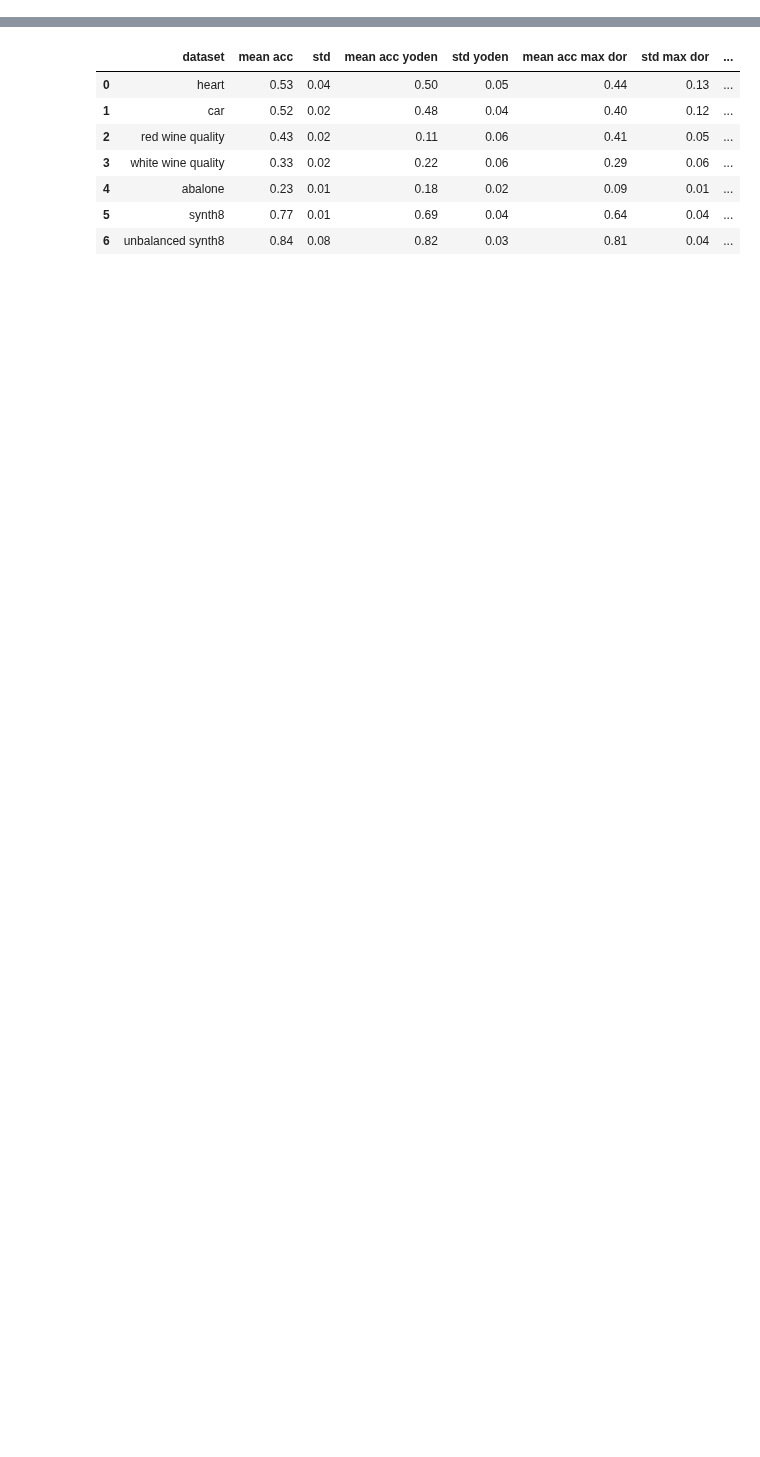
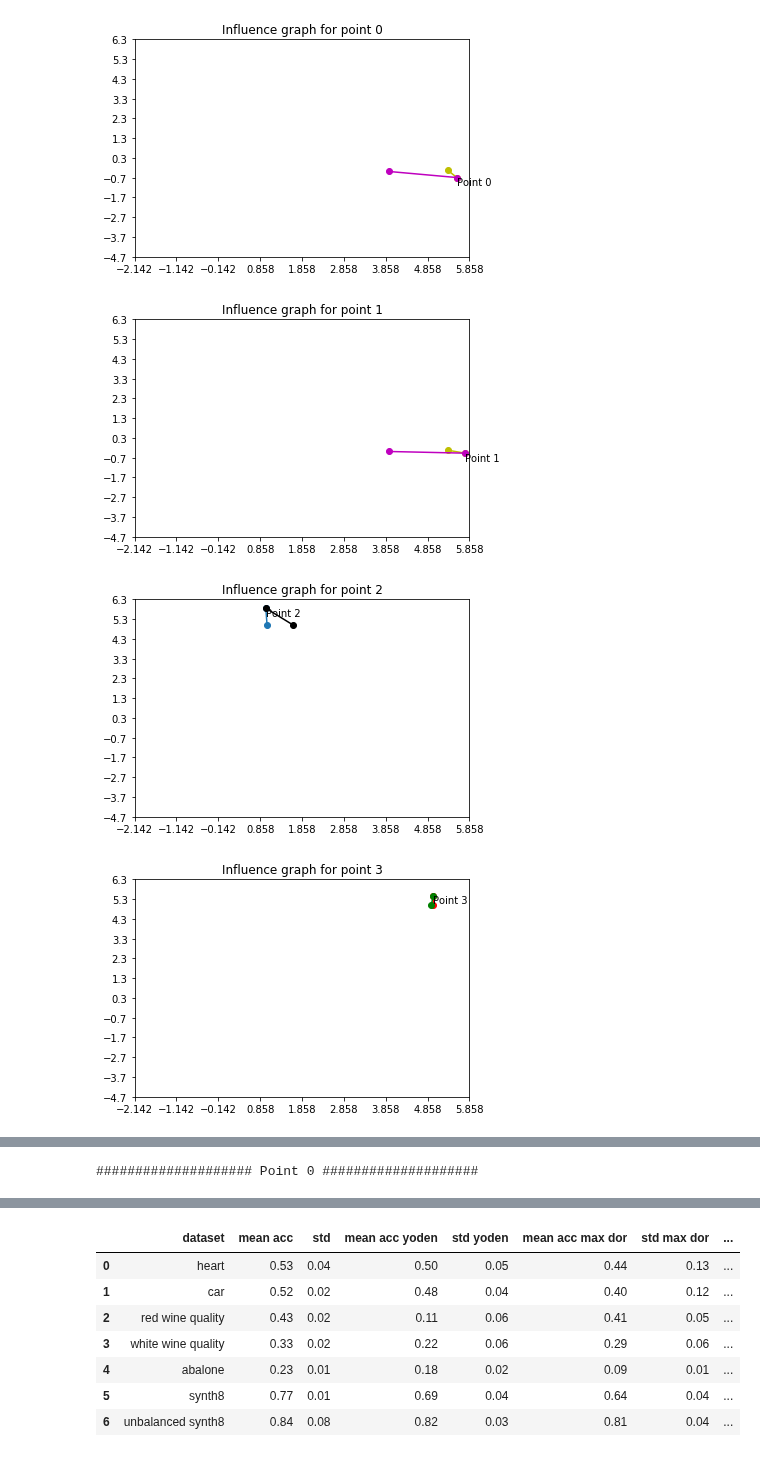
Before and after one commit to gabrielmatos26/Ova-and-Ava-classifiers, a Jupyter notebook: roc_cutpoints_clf.ipynb, the cells around one changed output, grey strips where cells are left out. Saved outputs shown, nothing was run; the diff lists cells and outputs as text; code cells hidden in the pictures; blank space fills up the shorter version.

```diff
--- a/roc_cutpoints_clf.ipynb
+++ b/roc_cutpoints_clf.ipynb
@@ -324,7 +325,7 @@ class ClassifierWithRoc(object):
             x_train, x_test, y_train, y_test = train_test_split(X, Y, test_size=.20, stratify=Y)
             x_val = None; y_val = None
 
-        return x_train, x_val, x_test, y_train, y_val, y_test
+        return np.asarray(x_train), np.asarray(x_val), np.asarray(x_test), np.asarray(y_train), np.asarray(y_val), np.asarray(y_test)
 
     def z_score(self, x_train):
         scaler = preprocessing.StandardScaler().fit(x_train)
@@ -449,9 +450,9 @@ class ClassifierWithRoc(object):
                             elif p < points[i].min():
                                 votes[j, self.c_groups[i][1]] += 1
 
-        print(votes)
+#         print(votes)
         occurrences = np.asarray([np.where(t==t.max())[0] for t in votes])
-        print(occurrences)
+#         print(occurrences)
         pred = [p[-1] for p in occurrences]
         cm = confusion_matrix(y_test, pred)
         acc = cm.diagonal().sum() / cm.sum()
@@ -708,0 +751,51 @@ roc_clf.plot_roc(fpr, tpr, thresholds, roc_auc, cutpoints, clfs=clfs)
+# %%
+plt.clf()
+plt.cla()
+plt.close()
+for j, p in enumerate(p_test):
+    plt.annotate('Point ' + str(j), xy=(p[0], p[1]), ha='left', va='top')
+    for i in influences[j]:
+        plt.plot([p[0], centroids[i,0]], [p[1], centroids[i,1]], '-o', color=classes[i,1])
+    plt.title("Influence graph for point " + str(j))
+    plt.xticks(np.arange(min(x_train[:,0]), max(x_train[:,0])))
+    plt.yticks(np.arange(min(x_train[:,1]), max(x_train[:,1])))
+    plt.show()
+
+
+t_1 = PrettyTable(['point', 'original', 'default', 'youden', 'max dor', 'both zero', 'both half', 'both one', 'both logistic'])
+
+for i, inf in enumerate(influences):
+    pairs = [pair for pair in roc_clf.c_groups if pair[0] in inf and pair[1] in inf]
+    clfs = [roc_clf.c_groups.index(clf) for clf in pairs]
+    pred = roc_clf.predict(est, np.array([p_test[i]]), np.array([c_test[i]]), scaler, clfs=clfs)
+    pred_y = roc_clf.predict(est, np.array([p_test[i]]), np.array([c_test[i]]), scaler, cutpoints, c=0, clfs=clfs)
+    pred_dor = roc_clf.predict(est, np.array([p_test[i]]), np.array([c_test[i]]), scaler, cutpoints, c=1, clfs=clfs)
+    pred_zero = roc_clf.predict(est, np.array([p_test[i]]), np.array([c_test[i]]), scaler, cutpoints, c=2, mode='zero', clfs=clfs)
+    pred_half = roc_clf.predict(est, np.array([p_test[i]]), np.array([c_test[i]]), scaler, cutpoints, c=2, mode='half', clfs=clfs)
+    pred_one = roc_clf.predict(est, np.array([p_test[i]]), np.array([c_test[i]]), scaler, cutpoints, c=2, mode='one', clfs=clfs)
+    pred_log = roc_clf.predict(est, np.array([p_test[i]]), np.array([c_test[i]]), scaler, cutpoints, c=2, mode='logistic', clfs=clfs)
+
+    t_1.add_row([i, c_test[i], pred[0], pred_y[0], pred_dor[0], pred_zero[0], pred_half[0], pred_one[0], pred_log[0]])
+    print(20*"#" + " Point " + str(i) + " " + 20*"#")
+    roc_clf.plot_roc(fpr, tpr, thresholds, roc_auc, cutpoints, clfs=clfs)
+print(t_1)
+
+t_2 = PrettyTable(['point', 'original', 'default', 'youden', 'max dor', 'both zero', 'both half', 'both one', 'both logistic'])
+
+for i, p in enumerate(p_test):
+    pred = roc_clf.predict(est, np.array([p]), np.array([c_test[i]]), scaler)
+    pred_y = roc_clf.predict(est, np.array([p]), np.array([c_test[i]]), scaler, cutpoints, c=0)
+    pred_dor = roc_clf.predict(est, np.array([p]), np.array([c_test[i]]), scaler, cutpoints, c=1)
+    pred_zero = roc_clf.predict(est, np.array([p]), np.array([c_test[i]]), scaler, cutpoints, c=2, mode='zero')
+    pred_half = roc_clf.predict(est, np.array([p]), np.array([c_test[i]]), scaler, cutpoints, c=2, mode='half')
+    pred_one = roc_clf.predict(est, np.array([p]), np.array([c_test[i]]), scaler, cutpoints, c=2, mode='one')
+    pred_log = roc_clf.predict(est, np.array([p]), np.array([c_test[i]]), scaler, cutpoints, c=2, mode='logistic')
+
+    t_2.add_row([i, c_test[i], pred[0], pred_y[0], pred_dor[0], pred_zero[0], pred_half[0], pred_one[0], pred_log[0]])
+
+print(t_2)
+# %% [output]
+[figure, added]
+[figure, added]
+[figure, added]
+[figure, added]
@@ -708,0 +808 @@ roc_clf.plot_roc(fpr, tpr, thresholds, roc_auc, cutpoints, clfs=clfs)
+#################### Point 0 ####################
```
Also changed, not shown: parts of 3 cells of this notebook.
